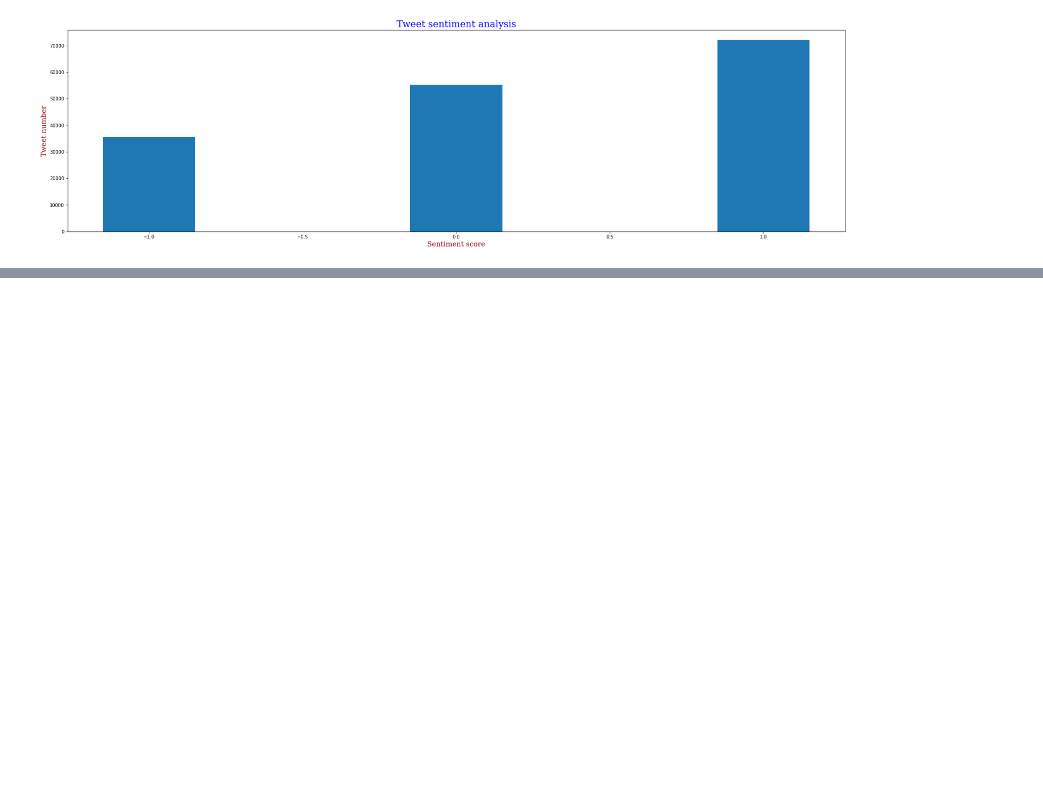
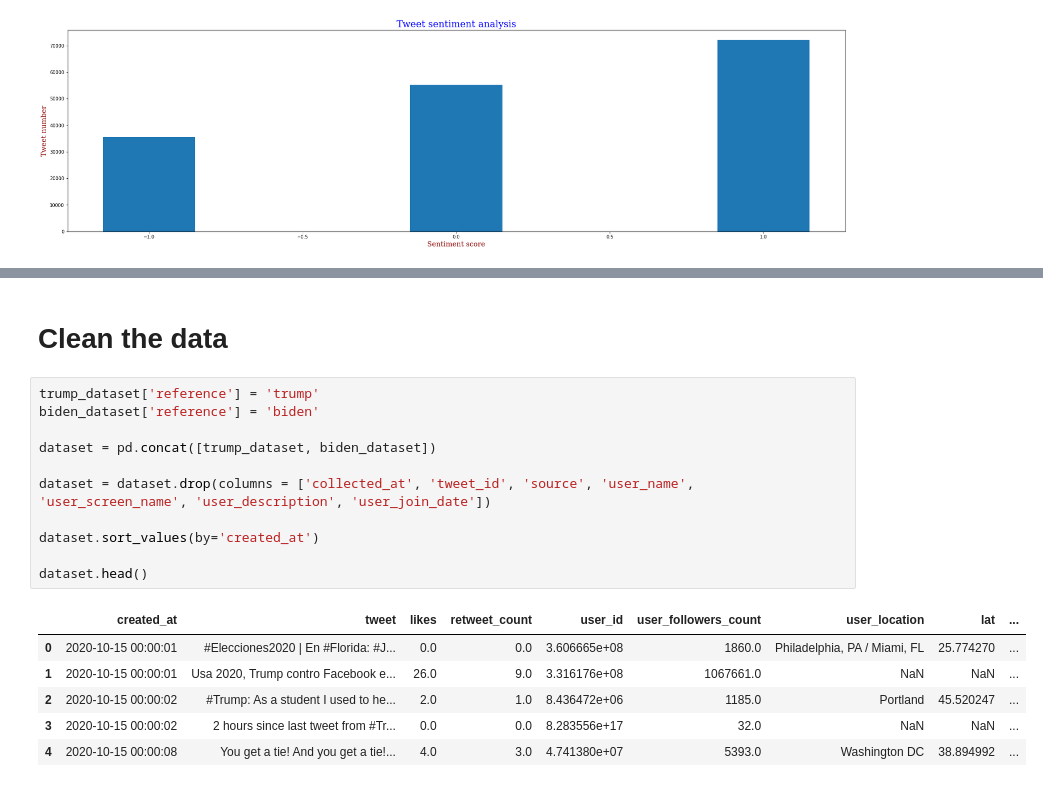
Before and after one commit to Guillaume-Vacelet/bigdata_group_1, a Jupyter notebook: sentiment_analysis.ipynb, the cells around one changed output, grey strips where cells are left out. Cells and saved outputs as stored; diff of their text form; blank space fills up the shorter version.

```diff
--- a/sentiment_analysis.ipynb
+++ b/sentiment_analysis.ipynb
@@ -25,0 +39,20 @@ plt.show()
+# %% [markdown]
+# Clean the data
+# %%
+trump_dataset['reference'] = 'trump'
+biden_dataset['reference'] = 'biden'
+
+dataset = pd.concat([trump_dataset, biden_dataset])
+
+dataset = dataset.drop(columns = ['collected_at', 'tweet_id', 'source', 'user_name', 'user_screen_name', 'user_description', 'user_join_date'])
+
+dataset.sort_values(by='created_at')
+
+dataset.head()
+# %% [output]
+|  | created_at | tweet | likes | retweet_count | user_id | user_followers_count | user_location | lat | ... |
+| 0 | 2020-10-15 00:00:01 | #Elecciones2020 | En #Florida: #J... | 0.0 | 0.0 | 3.606665e+08 | 1860.0 | Philadelphia, PA / Miami, FL | 25.774270 | ... |
+| 1 | 2020-10-15 00:00:01 | Usa 2020, Trump contro Facebook e... | 26.0 | 9.0 | 3.316176e+08 | 1067661.0 | NaN | NaN | ... |
+| 2 | 2020-10-15 00:00:02 | #Trump: As a student I used to he... | 2.0 | 1.0 | 8.436472e+06 | 1185.0 | Portland | 45.520247 | ... |
+| 3 | 2020-10-15 00:00:02 | 2 hours since last tweet from #Tr... | 0.0 | 0.0 | 8.283556e+17 | 32.0 | NaN | NaN | ... |
+| 4 | 2020-10-15 00:00:08 | You get a tie! And you get a tie!... | 4.0 | 3.0 | 4.741380e+07 | 5393.0 | Washington DC | 38.894992 | ... |
```
Also changed, not shown: parts of 4 cells of this notebook.
